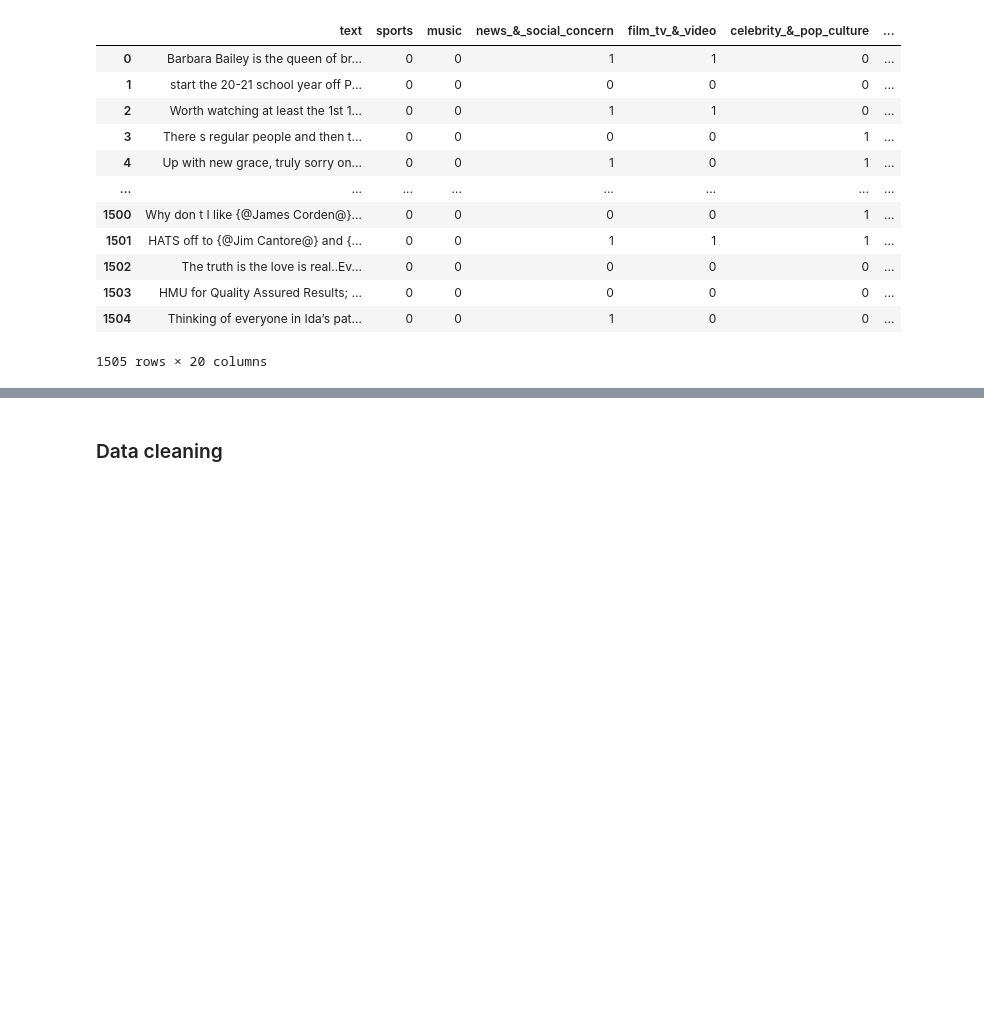
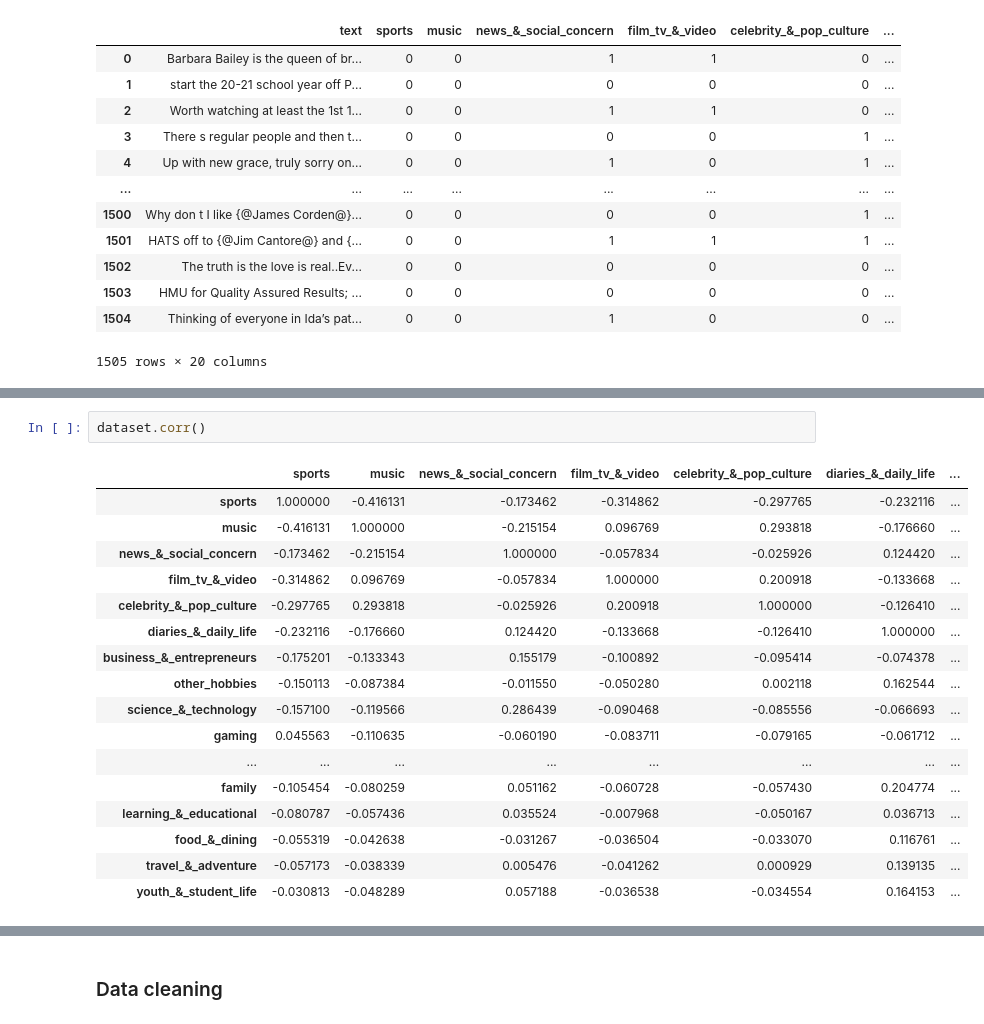
Before and after one commit to BrouthenKamel/Text-Classification, a Jupyter notebook: Text_Classification.ipynb, the cells around one changed output, grey strips where cells are left out. Drawn from its saved outputs; the diff is of its cells as text; blank space fills up the shorter version.

```diff
--- a/Text_Classification.ipynb
+++ b/Text_Classification.ipynb
@@ -191,0 +211,20 @@ dataset
+# %%
+dataset.corr()
+# %% [output]
+|  | sports | music | news_&_social_concern | film_tv_&_video | celebrity_&_pop_culture | diaries_&_daily_life | ... |
+| sports | 1.000000 | -0.416131 | -0.173462 | -0.314862 | -0.297765 | -0.232116 | ... |
+| music | -0.416131 | 1.000000 | -0.215154 | 0.096769 | 0.293818 | -0.176660 | ... |
+| news_&_social_concern | -0.173462 | -0.215154 | 1.000000 | -0.057834 | -0.025926 | 0.124420 | ... |
+| film_tv_&_video | -0.314862 | 0.096769 | -0.057834 | 1.000000 | 0.200918 | -0.133668 | ... |
+| celebrity_&_pop_culture | -0.297765 | 0.293818 | -0.025926 | 0.200918 | 1.000000 | -0.126410 | ... |
+| diaries_&_daily_life | -0.232116 | -0.176660 | 0.124420 | -0.133668 | -0.126410 | 1.000000 | ... |
+| business_&_entrepreneurs | -0.175201 | -0.133343 | 0.155179 | -0.100892 | -0.095414 | -0.074378 | ... |
+| other_hobbies | -0.150113 | -0.087384 | -0.011550 | -0.050280 | 0.002118 | 0.162544 | ... |
+| science_&_technology | -0.157100 | -0.119566 | 0.286439 | -0.090468 | -0.085556 | -0.066693 | ... |
+| gaming | 0.045563 | -0.110635 | -0.060190 | -0.083711 | -0.079165 | -0.061712 | ... |
+| ... | ... | ... | ... | ... | ... | ... | ... |
+| family | -0.105454 | -0.080259 | 0.051162 | -0.060728 | -0.057430 | 0.204774 | ... |
+| learning_&_educational | -0.080787 | -0.057436 | 0.035524 | -0.007968 | -0.050167 | 0.036713 | ... |
+| food_&_dining | -0.055319 | -0.042638 | -0.031267 | -0.036504 | -0.033070 | 0.116761 | ... |
+| travel_&_adventure | -0.057173 | -0.038339 | 0.005476 | -0.041262 | 0.000929 | 0.139135 | ... |
+| youth_&_student_life | -0.030813 | -0.048289 | 0.057188 | -0.036538 | -0.034554 | 0.164153 | ... |
```
Also changed, not shown: parts of 79 cells of this notebook.
